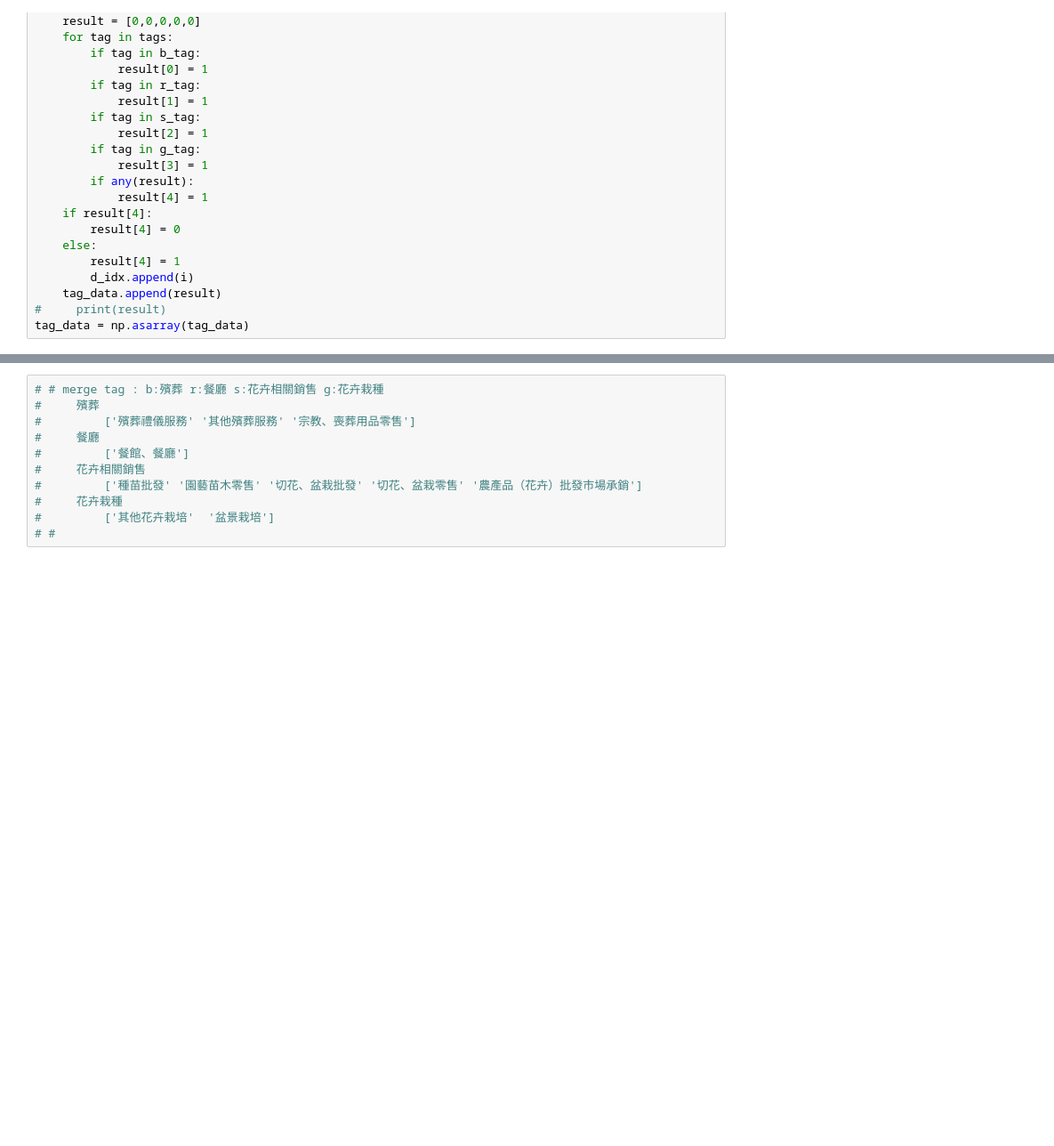
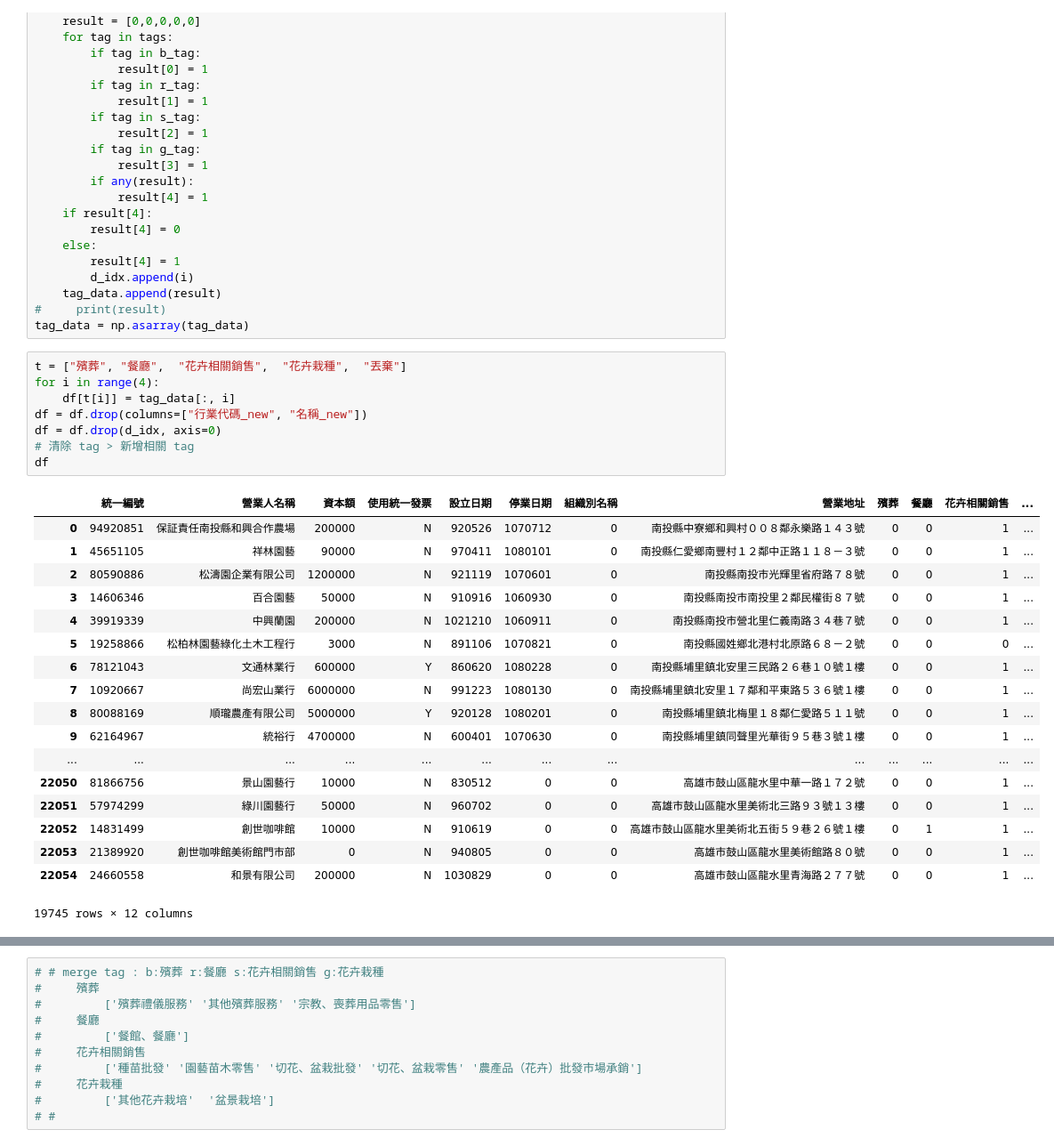
Before and after one commit to dogppatrick/python, a Jupyter notebook: cb105g4/flower_merge_analysis.ipynb, the cells around one changed output, grey strips where cells are left out. Shown: that part at 89% size. Cells and saved outputs as stored; diff of their text form; blank space fills up the shorter version.

```diff
--- a/cb105g4/flower_merge_analysis.ipynb
+++ b/cb105g4/flower_merge_analysis.ipynb
@@ -56,3 +36,30 @@ for i in range(nraw):
     tag_data.append(result)
 #     print(result)
 tag_data = np.asarray(tag_data)
+# %%
+t = ["殯葬", "餐廳",  "花卉相關銷售",  "花卉栽種",  "丟棄"]
+for i in range(4):
+    df[t[i]] = tag_data[:, i]
+df = df.drop(columns=["行業代碼_new", "名稱_new"])
+df = df.drop(d_idx, axis=0)
+# 清除 tag > 新增相關 tag
+df
+# %% [output]
+|  | 統一編號 | 營業人名稱 | 資本額 | 使用統一發票 | 設立日期 | 停業日期 | 組織別名稱 | 營業地址 | 殯葬 | 餐廳 | 花卉相關銷售 | ... |
+| 0 | 94920851 | 保証責任南投縣和興合作農場 | 200000 | N | 920526 | 1070712 | 0 | 南投縣中寮鄉和興村００８鄰永樂路１４３號 | 0 | 0 | 1 | ... |
+| 1 | 45651105 | 祥林園藝 | 90000 | N | 970411 | 1080101 | 0 | 南投縣仁愛鄉南豐村１２鄰中正路１１８－３號 | 0 | 0 | 1 | ... |
+| 2 | 80590886 | 松濤園企業有限公司 | 1200000 | N | 921119 | 1070601 | 0 | 南投縣南投市光輝里省府路７８號 | 0 | 0 | 1 | ... |
+| 3 | 14606346 | 百合園藝 | 50000 | N | 910916 | 1060930 | 0 | 南投縣南投市南投里２鄰民權街８７號 | 0 | 0 | 1 | ... |
+| 4 | 39919339 | 中興蘭園 | 200000 | N | 1021210 | 1060911 | 0 | 南投縣南投市營北里仁義南路３４巷７號 | 0 | 0 | 1 | ... |
+| 5 | 19258866 | 松柏林園藝綠化土木工程行 | 3000 | N | 891106 | 1070821 | 0 | 南投縣國姓鄉北港村北原路６８－２號 | 0 | 0 | 0 | ... |
+| 6 | 78121043 | 文通林業行 | 600000 | Y | 860620 | 1080228 | 0 | 南投縣埔里鎮北安里三民路２６巷１０號１樓 | 0 | 0 | 1 | ... |
+| 7 | 10920667 | 尚宏山業行 | 6000000 | N | 991223 | 1080130 | 0 | 南投縣埔里鎮北安里１７鄰和平東路５３６號１樓 | 0 | 0 | 1 | ... |
+| 8 | 80088169 | 順瓏農產有限公司 | 5000000 | Y | 920128 | 1080201 | 0 | 南投縣埔里鎮北梅里１８鄰仁愛路５１１號 | 0 | 0 | 1 | ... |
+| 9 | 62164967 | 統裕行 | 4700000 | N | 600401 | 1070630 | 0 | 南投縣埔里鎮同聲里光華街９５巷３號１樓 | 0 | 0 | 1 | ... |
+| ... | ... | ... | ... | ... | ... | ... | ... | ... | ... | ... | ... | ... |
+| 22050 | 81866756 | 景山園藝行 | 10000 | N | 830512 | 0 | 0 | 高雄市鼓山區龍水里中華一路１７２號 | 0 | 0 | 1 | ... |
+| 22051 | 57974299 | 綠川園藝行 | 50000 | N | 960702 | 0 | 0 | 高雄市鼓山區龍水里美術北三路９３號１３樓 | 0 | 0 | 1 | ... |
+| 22052 | 14831499 | 創世咖啡館 | 10000 | N | 910619 | 0 | 0 | 高雄市鼓山區龍水里美術北五街５９巷２６號１樓 | 0 | 1 | 1 | ... |
+| 22053 | 21389920 | 創世咖啡館美術館門市部 | 0 | N | 940805 | 0 | 0 | 高雄市鼓山區龍水里美術館路８０號 | 0 | 0 | 1 | ... |
+| 22054 | 24660558 | 和景有限公司 | 200000 | N | 1030829 | 0 | 0 | 高雄市鼓山區龍水里青海路２７７號 | 0 | 0 | 1 | ... |
+19745 rows × 12 columns
```
Also changed, not shown: parts of 6 cells of this notebook.
